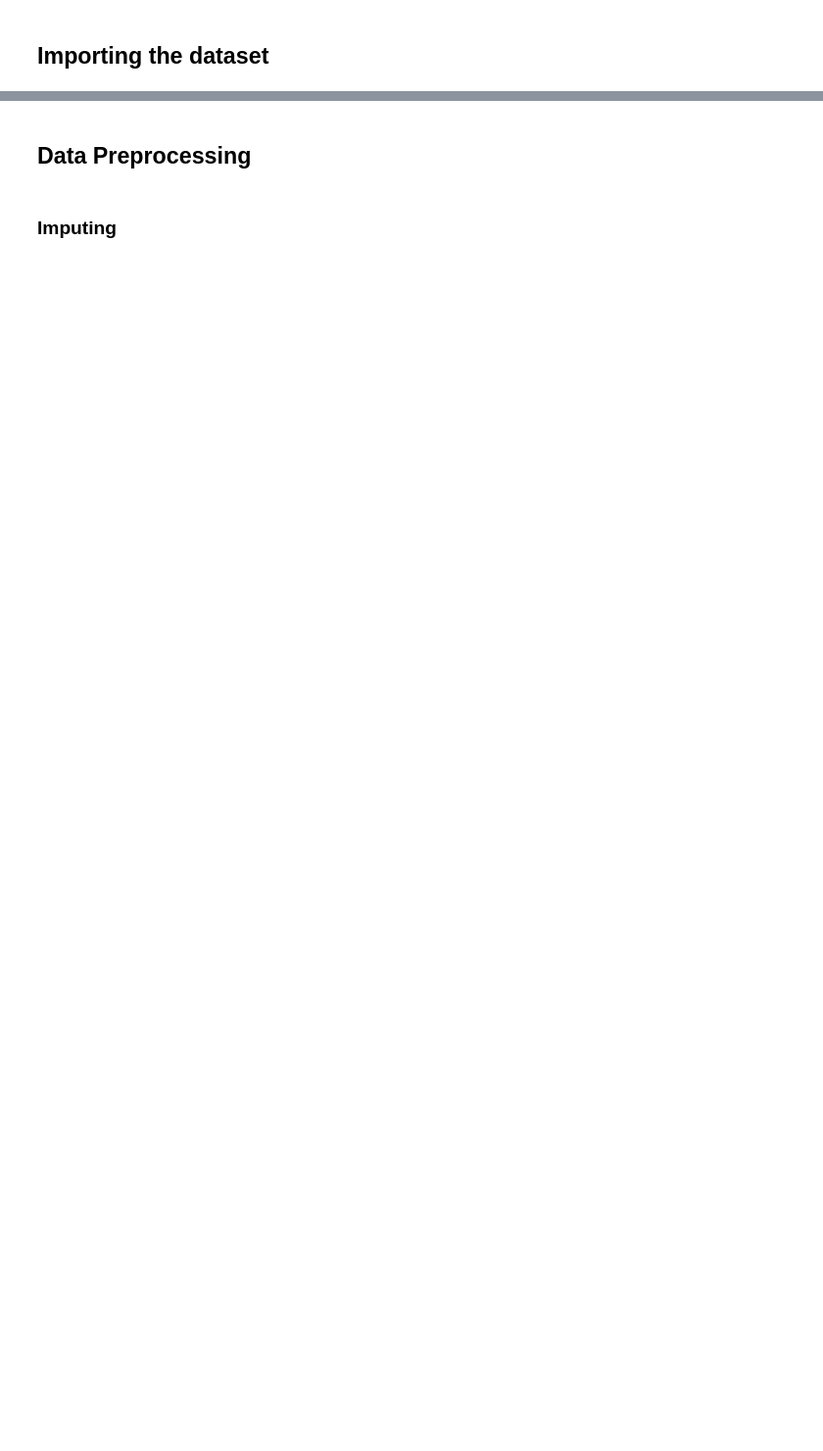
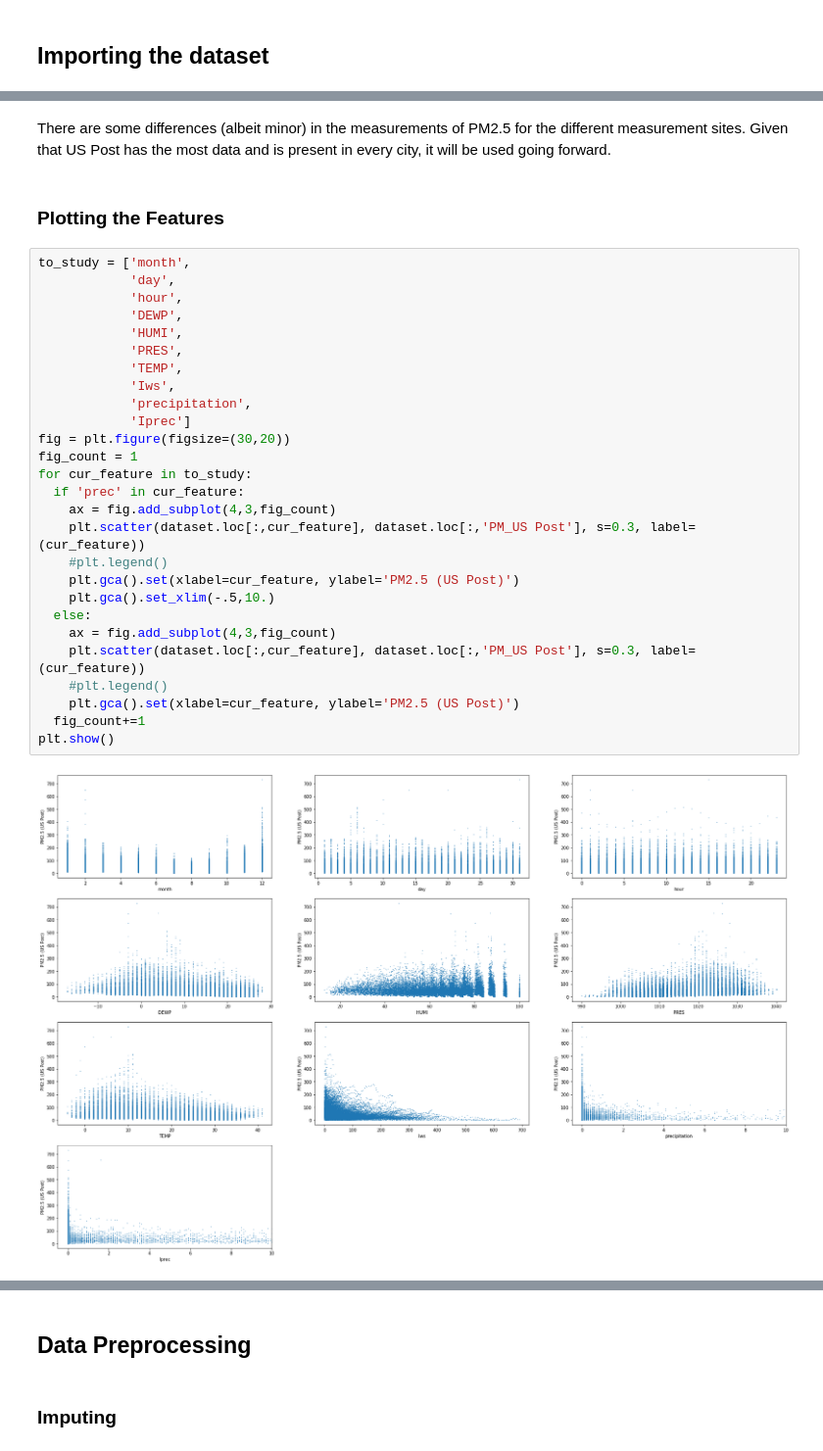
Before and after one commit to DAbbottPersonal/PM_china, a Jupyter notebook: PM_china.ipynb, the cells around one changed output, grey strips where cells are left out. Shown at 98% size. Saved outputs shown, nothing was run; the diff lists cells and outputs as text; blank space fills up the shorter version.

```diff
--- a/PM_china.ipynb
+++ b/PM_china.ipynb
@@ -47,0 +60,33 @@ print(y)
+# %% [markdown]
+There are some differences (albeit minor) in the measurements of PM2.5 for the different measurement sites. Given that US Post has the most data and is present in every city, it will be used going forward.
+# %% [markdown]
+### Plotting the Features
+# %%
+to_study = ['month',
+            'day',
+            'hour',
+            'DEWP',
+            'HUMI',
+            'PRES',
+            'TEMP',
+            'Iws',
+            'precipitation',
+            'Iprec']
+fig = plt.figure(figsize=(30,20))
+fig_count = 1
+for cur_feature in to_study:
+  if 'prec' in cur_feature:
+    ax = fig.add_subplot(4,3,fig_count)
+    plt.scatter(dataset.loc[:,cur_feature], dataset.loc[:,'PM_US Post'], s=0.3, label=(cur_feature))
+    #plt.legend()
+    plt.gca().set(xlabel=cur_feature, ylabel='PM2.5 (US Post)')
+    plt.gca().set_xlim(-.5,10.)
+  else:
+    ax = fig.add_subplot(4,3,fig_count)
+    plt.scatter(dataset.loc[:,cur_feature], dataset.loc[:,'PM_US Post'], s=0.3, label=(cur_feature))
+    #plt.legend()
+    plt.gca().set(xlabel=cur_feature, ylabel='PM2.5 (US Post)')
+  fig_count+=1
+plt.show()
+# %% [output]
+[figure, added]
```
Also changed, not shown: parts of 46 cells of this notebook.
